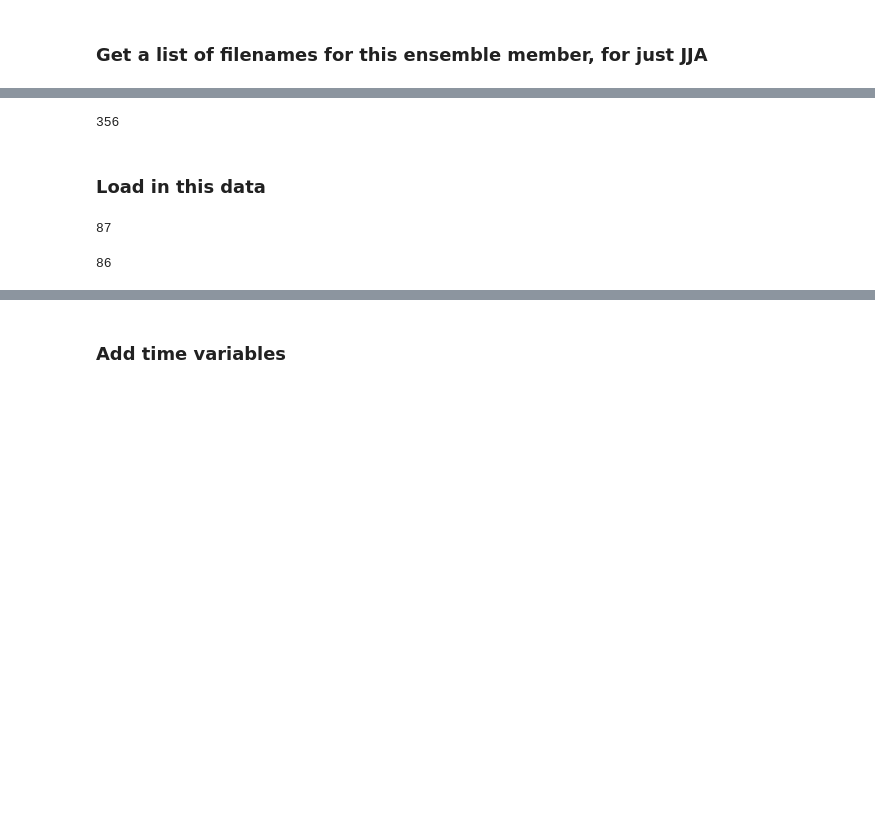
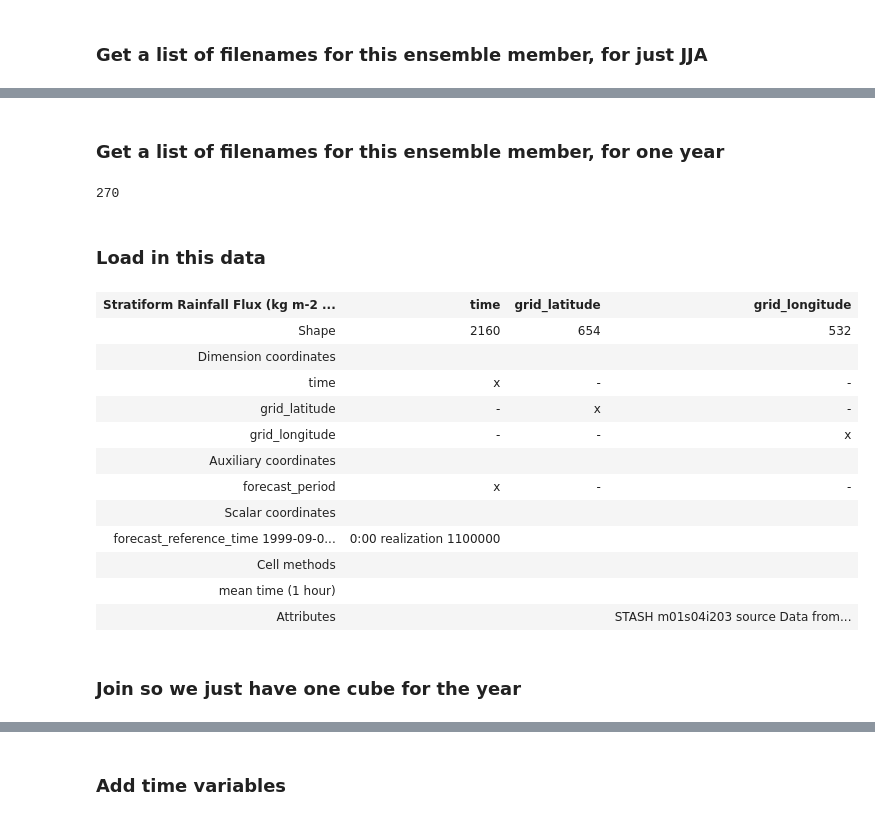
Before and after one commit to masher92/UKCP18, a Jupyter notebook: DataProcessing/CombineDataAcrossRegion/CobsRUs.ipynb, the cells around one changed output, grey strips where cells are left out. Saved outputs shown, nothing was run; the diff lists cells and outputs as text; code cells hidden in the pictures; blank space fills up the shorter version.

```diff
--- a/DataProcessing/CombineDataAcrossRegion/CobsRUs.ipynb
+++ b/DataProcessing/CombineDataAcrossRegion/CobsRUs.ipynb
@@ -21,3 +21,9 @@ em = 'bc005'
 yrs_range = "2000-2020"
 # %% [markdown]
 ### Get a list of filenames for this ensemble member, for just JJA
+# %%
+general_filename = f'datadir/UKCP18_30mins/{em}/{em}a.pr*.pp'
+filenames = []
+for filename in glob.glob(general_filename):
+    filenames.append(filename)
+len(filenames)
@@ -24,8 +34,8 @@ yrs_range = "2000-2020"
 # %%
-general_filename = f'datadir/UKCP18_30mins/{em}/{em}a.pr*'
+general_filename = f'datadir/UKCP18_30mins/{em}/{em}a.pr*.pp'
 one_jja_filenames = []
 for filename in glob.glob(general_filename):
-    if filename[37:41] == '2001':
+    if filename[37:41] == '2000':
         if filename[41:43] in ['06', '07', '08']:
     #print(filename)
             one_jja_filenames.append(filename)
@@ -38,5 +46,7 @@ len(one_jja_filenames)
+# %% [markdown]
+### Get a list of filenames for this ensemble member, for one year
 # %%
-general_filename = f'datadir/UKCP18_30mins/{em}/{em}a.pr*'
+general_filename = f'datadir/UKCP18_30mins/{em}/{em}a.pr*.pp'
 one_yr_filenames = []
 for filename in glob.glob(general_filename):
     if filename[37:41] == '2001':
@@ -45,11 +55,6 @@ for filename in glob.glob(general_filename):
 one_yr_filenames.sort()
 len(one_yr_filenames)
 # %% [output]
-356
+270
 # %% [markdown]
 ### Load in this data
-# %%
-one_yr_cube_list =iris.load(one_yr_filenames)
-len(one_yr_cube_list)
-# %% [output]
-87
@@ -58,0 +61,18 @@ len(one_yr_cube_list)
+# %%
+one_yr_cube_list =iris.load(one_jja_filenames)
+# one_yr_cube_list = cube
+one_yr_cube_list
+# %% [output]
+| Stratiform Rainfall Flux (kg m-2 ... | time | grid_latitude | grid_longitude |
+| Shape | 2160 | 654 | 532 |
+| Dimension coordinates |  |  |  |
+| time | x | - | - |
+| grid_latitude | - | x | - |
+| grid_longitude | - | - | x |
+| Auxiliary coordinates |  |  |  |
+| forecast_period | x | - | - |
+| Scalar coordinates |  |  |  |
+| forecast_reference_time 1999-09-0... | 0:00 realization 1100000 |  |  |
+| Cell methods |  |  |  |
+| mean time (1 hour) |  |  |  |
+| Attributes |  |  | STASH m01s04i203 source Data from... |
@@ -59,5 +89,5 @@ len(one_yr_cube_list)
 # %%
-one_jja_cube_list =iris.load(one_jja_filenames)
-len(one_jja_cube_list)
+# for i in range(0,len(one_yr_cube_list)):
+#     print(one_yr_cube_list[i].coord('forecast_reference_time'))
-# %% [output]
-86
+# %% [markdown]
+### Join so we just have one cube for the year
```
Also changed, not shown: parts of 23 cells of this notebook, 12 other files.
